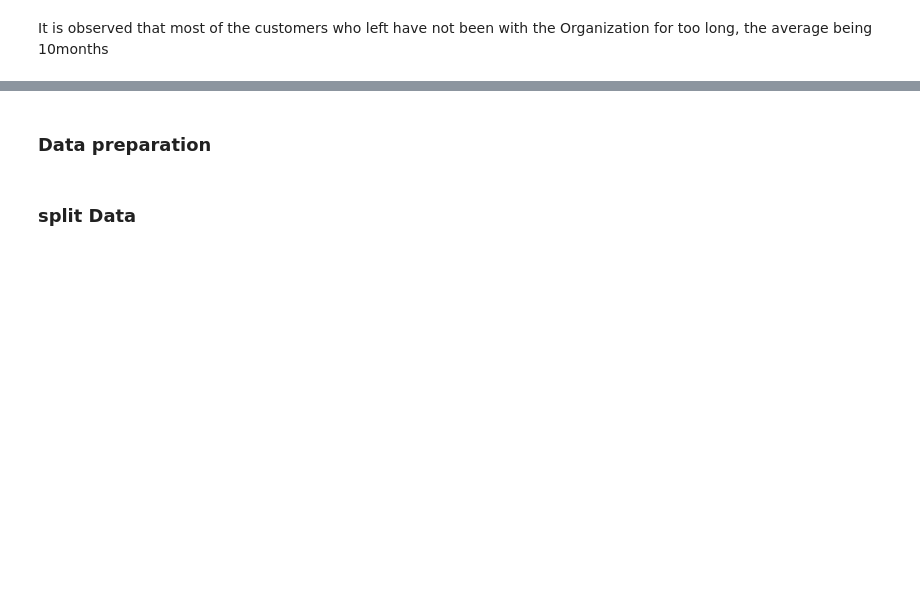
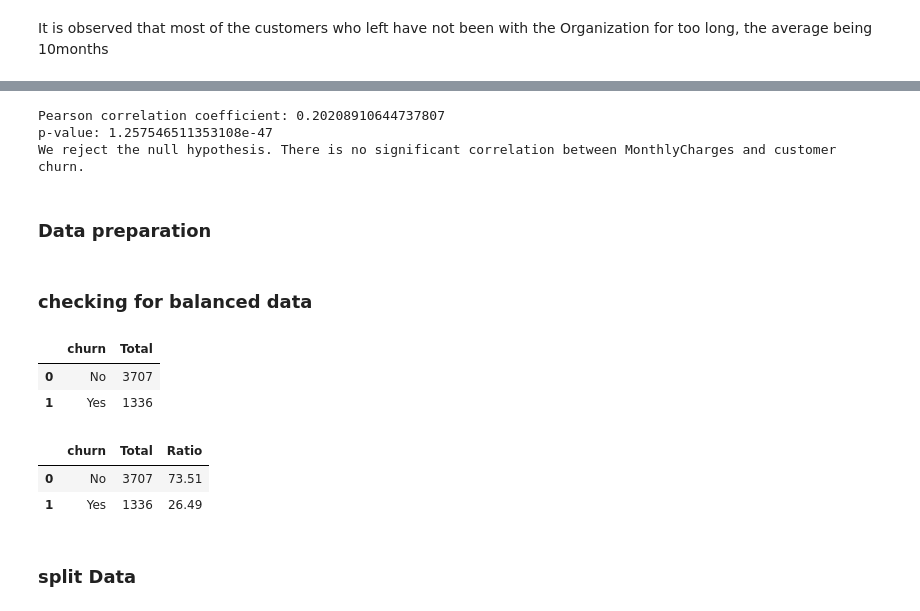
Before and after one commit to iakwatia/Customer-Churn-Prediction, a Jupyter notebook: Classification-customer churn prediction.ipynb, the cells around one changed output, grey strips where cells are left out. Drawn from its saved outputs; the diff is of its cells as text; code cells hidden in the pictures; blank space fills up the shorter version.

```diff
--- a/Classification-customer churn prediction.ipynb
+++ b/Classification-customer churn prediction.ipynb
@@ -456,7 +464,62 @@ It is observed that most of the customers who left have not been with the Organi
+# %%
+
+
+# Assuming df is your DataFrame and 'churn' is the column you want to encode
+
+label_encoder = LabelEncoder()
+df['churn_encoded'] = label_encoder.fit_transform(df['churn'])
+# %%
+
+MonthlyCharges = df['monthlycharges']
+
+churn_data = df['churn_encoded']
+
+correlation_coefficient, p_value = pearsonr(MonthlyCharges, churn_data)
+
+
+
+print("Pearson correlation coefficient:", correlation_coefficient)
+print("p-value:", p_value)
+
+# Set Significance level
+alpha = 0.05
+
+#Compare p-value to the significance level
+if p_value < alpha:
+    print("We reject the null hypothesis. There is no significant correlation between MonthlyCharges and customer churn.")
+else:
+   print("We failed to reject the null hypothesis. There is no significant correlation between MonthlyCharges and customer churn.")
+# %% [output]
+Pearson correlation coefficient: 0.20208910644737807
+p-value: 1.257546511353108e-47
+We reject the null hypothesis. There is no significant correlation between MonthlyCharges and customer churn.
 # %% [markdown]
 ### Data preparation
 # %%
 categoricals.remove('churn')
+# %% [markdown]
+### checking for balanced data
+# %%
+# checking the class distribution
+
+class_distro=df['churn'].value_counts().rename('Total').reset_index()
+
+
+
+class_distro
+# %% [output]
+|  | churn | Total |
+| 0 | No | 3707 |
+| 1 | Yes | 1336 |
+# %%
+# check ratio of class distribution
+class_distro['Ratio'] = class_distro['Total'].apply(lambda x: round((x/class_distro['Total'].sum()*100),2))
+
+class_distro
+# %% [output]
+|  | churn | Total | Ratio |
+| 0 | No | 3707 | 73.51 |
+| 1 | Yes | 1336 | 26.49 |
 # %% [markdown]
 ### split Data
 # %%
```
Also changed, not shown: parts of 3 cells of this notebook.
